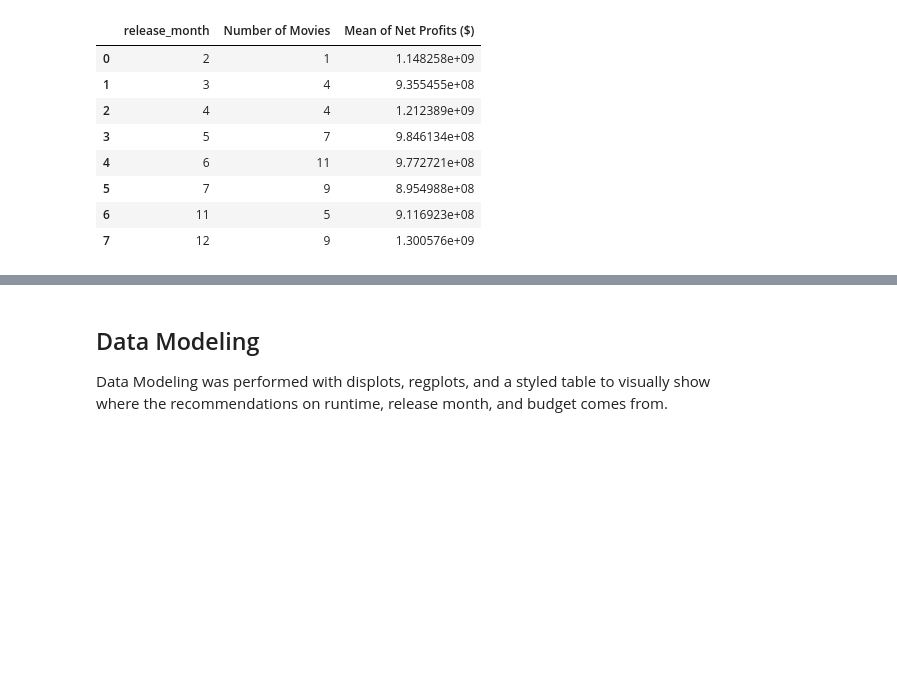
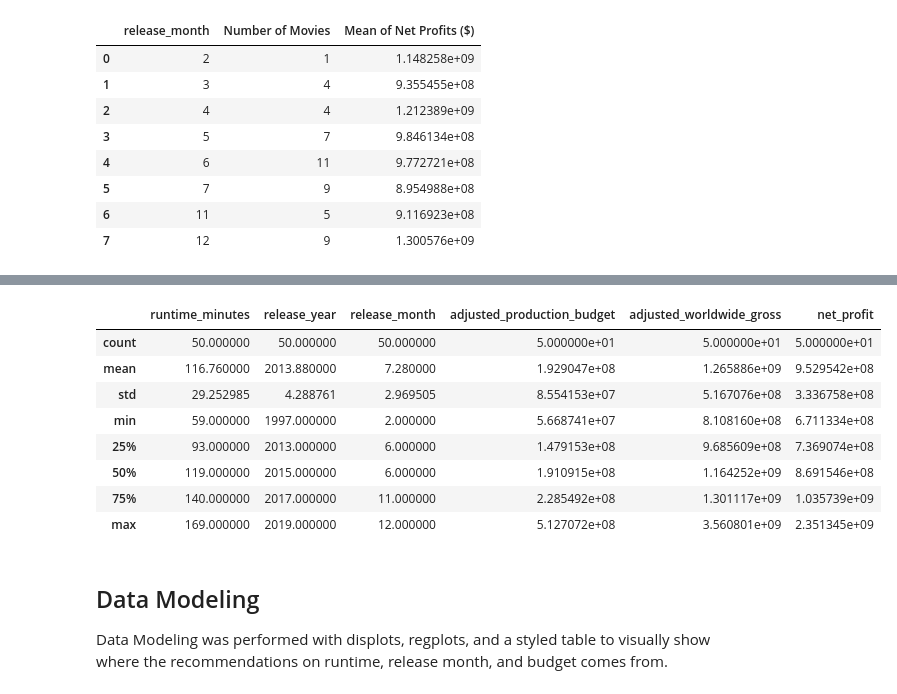
Before and after one commit to rachelfein/project, a Jupyter notebook: Microsoft-Movie-Recommendations.ipynb, the cells around one changed output, grey strips where cells are left out. Saved outputs shown, nothing was run; the diff lists cells and outputs as text; code cells hidden in the pictures; blank space fills up the shorter version.

```diff
--- a/Microsoft-Movie-Recommendations.ipynb
+++ b/Microsoft-Movie-Recommendations.ipynb
@@ -428,3 +452,16 @@ mean_profit_by_month.head(13)
+# %%
+# make sure there are no outliers in the runtime data that could negatively affect the data modeling
+df_mean_runtime.head(50).describe()
+# %% [output]
+|  | runtime_minutes | release_year | release_month | adjusted_production_budget | adjusted_worldwide_gross | net_profit |
+| count | 50.000000 | 50.000000 | 50.000000 | 5.000000e+01 | 5.000000e+01 | 5.000000e+01 |
+| mean | 116.760000 | 2013.880000 | 7.280000 | 1.929047e+08 | 1.265886e+09 | 9.529542e+08 |
+| std | 29.252985 | 4.288761 | 2.969505 | 8.554153e+07 | 5.167076e+08 | 3.336758e+08 |
+| min | 59.000000 | 1997.000000 | 2.000000 | 5.668741e+07 | 8.108160e+08 | 6.711334e+08 |
+| 25% | 93.000000 | 2013.000000 | 6.000000 | 1.479153e+08 | 9.685609e+08 | 7.369074e+08 |
+| 50% | 119.000000 | 2015.000000 | 6.000000 | 1.910915e+08 | 1.164252e+09 | 8.691546e+08 |
+| 75% | 140.000000 | 2017.000000 | 11.000000 | 2.285492e+08 | 1.301117e+09 | 1.035739e+09 |
+| max | 169.000000 | 2019.000000 | 12.000000 | 5.127072e+08 | 3.560801e+09 | 2.351345e+09 |
 # %% [markdown]
 ## Data Modeling
 Data Modeling was performed with displots, regplots, and a styled table to visually show where the recommendations on runtime, release month, and budget comes from.
```
Also changed, not shown: parts of 7 cells of this notebook, 3 other files.
